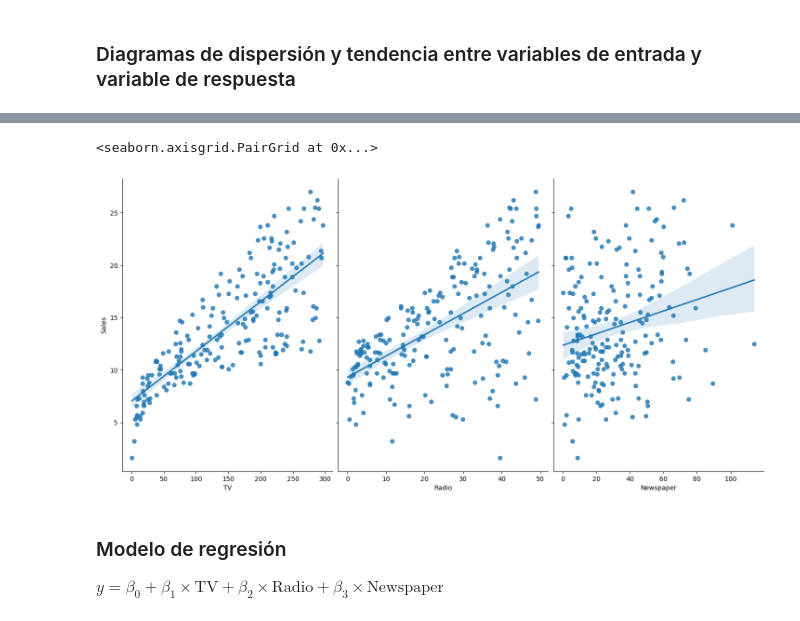
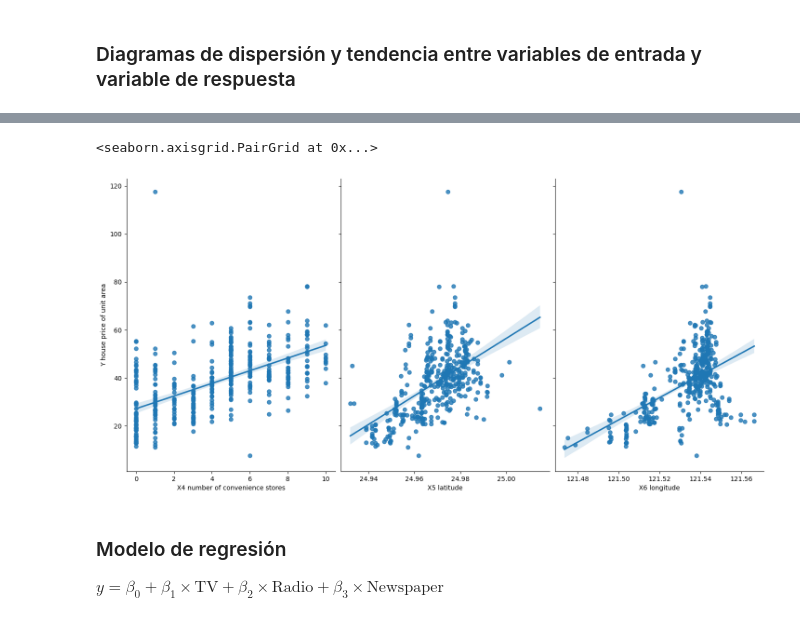
Before and after one commit to jpablo700/Taller-3-ACTD, a Jupyter notebook: Taller_3.ipynb, the cells around one changed output, grey strips where cells are left out. Drawn from its saved outputs; the diff is of its cells as text; code cells hidden in the pictures.

```diff
--- a/Taller_3.ipynb
+++ b/Taller_3.ipynb
@@ -3,5 +11,5 @@ import pandas as pd
 # %%
-data = pd.read_csv('data/advertising.csv', index_col=0)
+data = pd.read_csv('real_estate_valuation_data_set.csv', index_col=0)
 # %%
 data.shape
 # %% [output]
@@ -66,9 +81,9 @@ sb.heatmap(corr, cmap="Blues", annot=True)
 # %%
 #Graficas la tendencia entre la variable de interés y las demás variables
-sns.pairplot(data, x_vars=['TV','Radio','Newspaper'], y_vars='Sales', height=7, aspect=0.7, kind='reg')
+sns.pairplot(data, x_vars=['X4 number of convenience stores','X5 latitude','X6 longitude'], y_vars='Y house price of unit area', height=7, aspect=0.7, kind='reg')
 # %% [output]
 <seaborn.axisgrid.PairGrid at 0x...>
-[figure, old version]
+[figure, new version]
 # %% [markdown]
 ### Modelo de regresión
 
```
Also changed, not shown: parts of 7 cells of this notebook.
